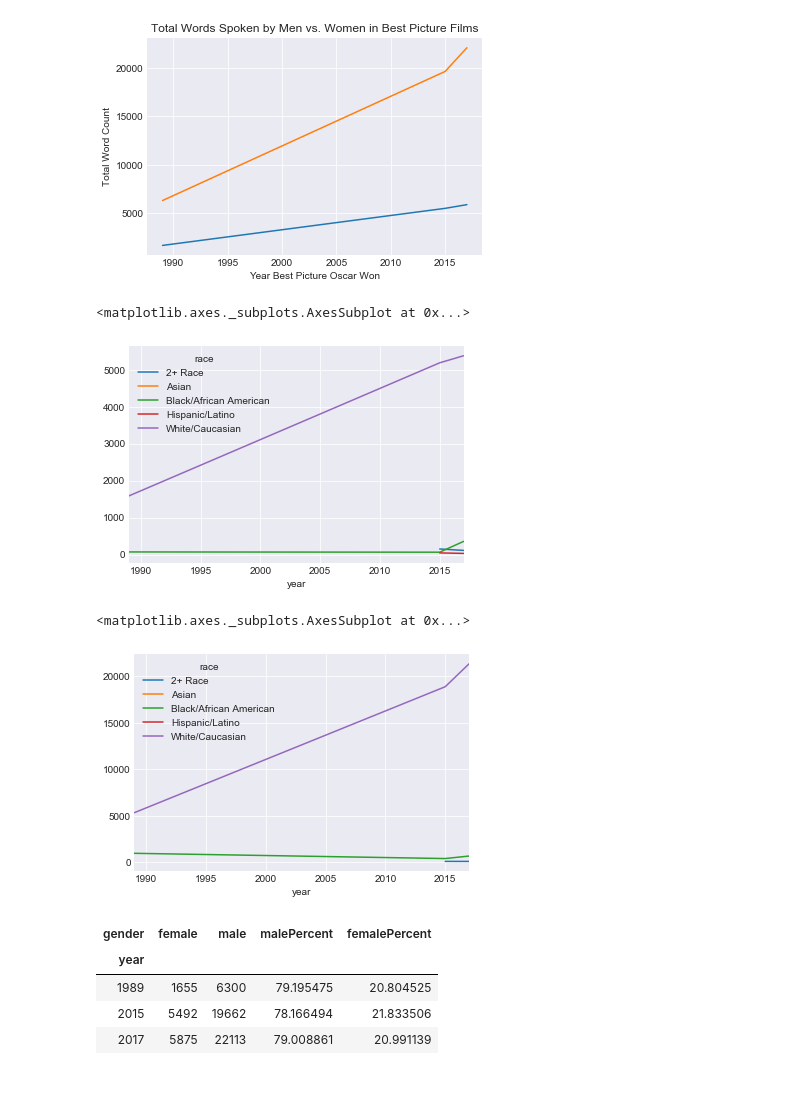
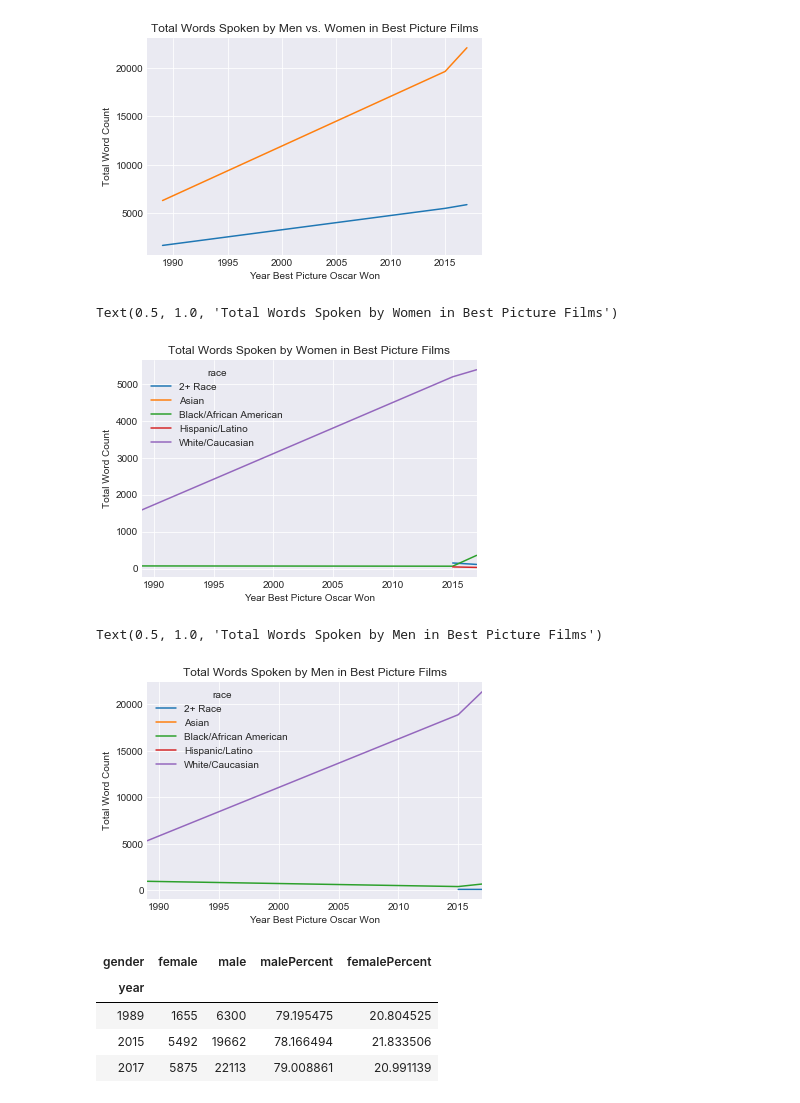
Before and after one commit to grothaek/Project, a Jupyter notebook: Project_Ponting.ipynb, the cells around one changed output. Saved outputs shown, nothing was run; the diff lists cells and outputs as text; code cells hidden in the pictures.

```diff
--- a/Project_Ponting.ipynb
+++ b/Project_Ponting.ipynb
@@ -391,15 +391,21 @@ Text(0.5, 1.0, 'Total Words Spoken by Men vs. Women in Best Picture Films')
 # %%
 graph2 = females.pivot_table(index='year',columns=['race'],values='words',aggfunc='count')
 graph2.plot()
+plt.ylabel('Total Word Count')
+plt.xlabel('Year Best Picture Oscar Won')
+plt.title('Total Words Spoken by Women in Best Picture Films')
 # %% [output]
-<matplotlib.axes._subplots.AxesSubplot at 0x...>
+Text(0.5, 1.0, 'Total Words Spoken by Women in Best Picture Films')
-[figure, old version]
+[figure, new version]
 # %%
 graph2 = males.pivot_table(index='year',columns=['race'],values='words',aggfunc='count')
 graph2.plot()
+plt.ylabel('Total Word Count')
+plt.xlabel('Year Best Picture Oscar Won')
+plt.title('Total Words Spoken by Men in Best Picture Films')
 # %% [output]
-<matplotlib.axes._subplots.AxesSubplot at 0x...>
+Text(0.5, 1.0, 'Total Words Spoken by Men in Best Picture Films')
-[figure, old version]
+[figure, new version]
 # %%
 genderpercent2.head()
 # %% [output]
```
Also changed, not shown: parts of 5 cells of this notebook.
